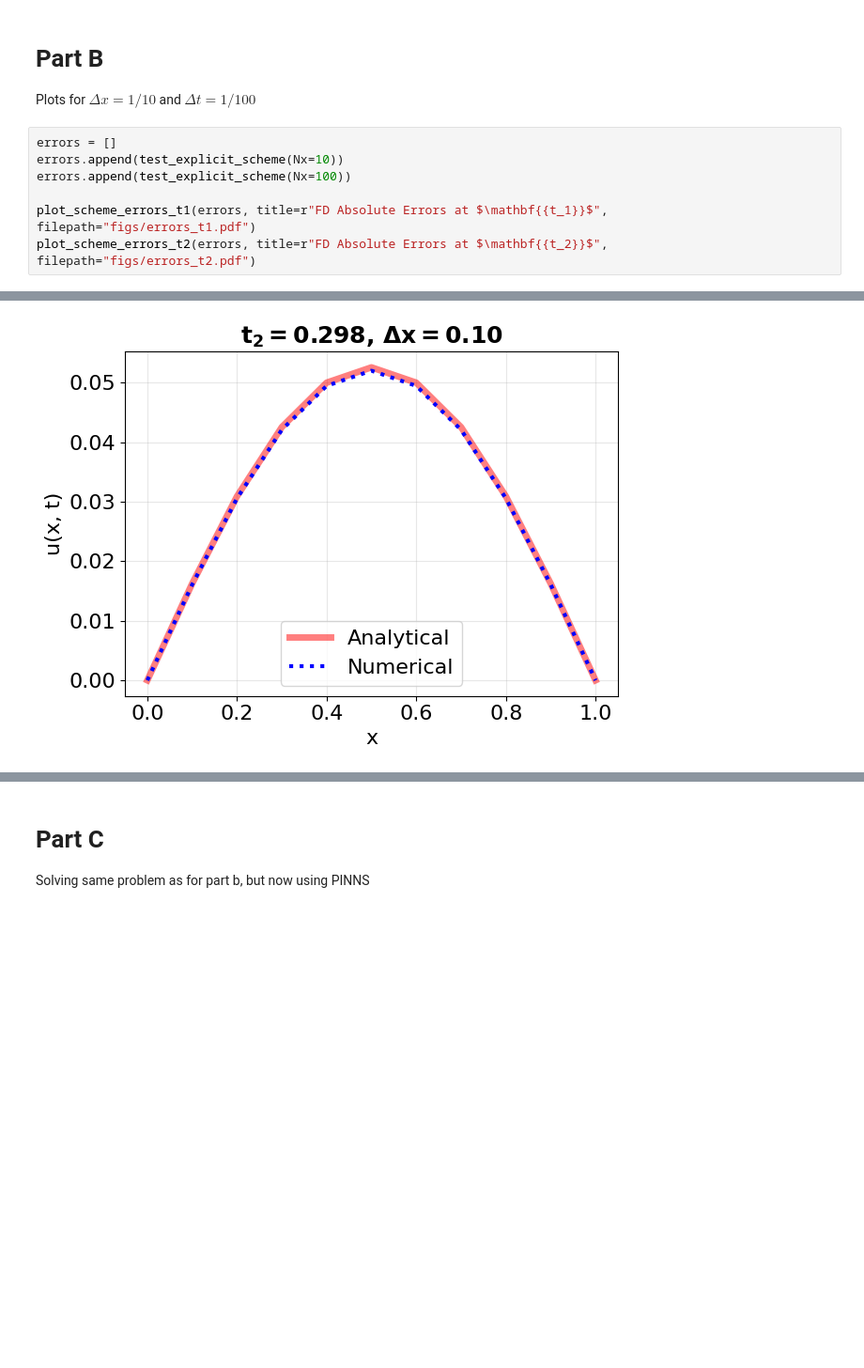
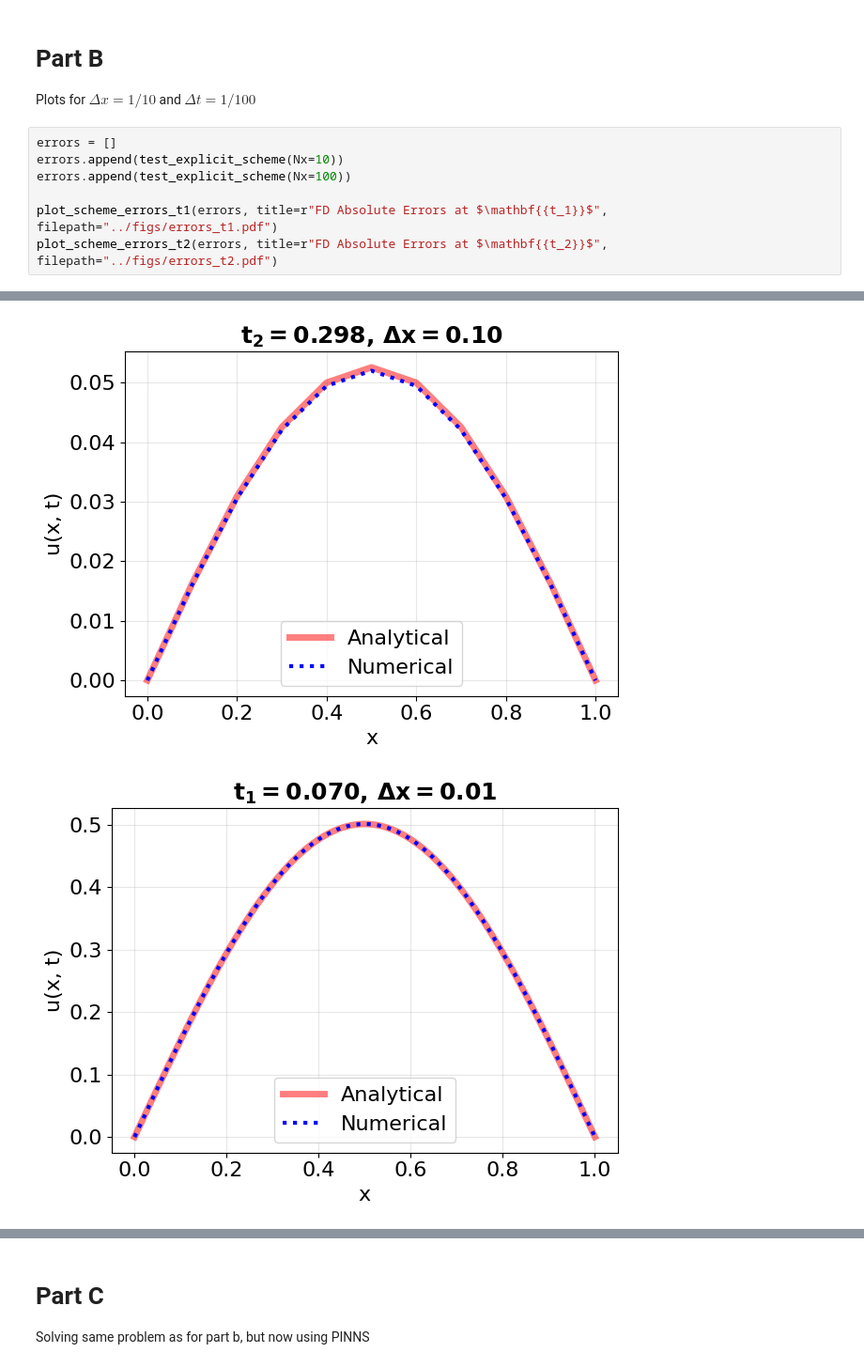
Before and after one commit to livelstorborg/FYS-STK4155, a Jupyter notebook: project3/code/notebooks/main.ipynb, the cells around one changed output, grey strips where cells are left out. Shown at 94% size. Cells and saved outputs as stored; diff of their text form; blank space fills up the shorter version.

```diff
--- a/project3/code/notebooks/main.ipynb
+++ b/project3/code/notebooks/main.ipynb
@@ -19,10 +19,11 @@ Plots for $\Delta x = 1/10$ and $\Delta t = 1/100$
 # %%
 errors = []
 errors.append(test_explicit_scheme(Nx=10))
 errors.append(test_explicit_scheme(Nx=100))
 
-plot_scheme_errors_t1(errors, title=r"FD Absolute Errors at $\mathbf{{t_1}}$", filepath="figs/errors_t1.pdf")
-plot_scheme_errors_t2(errors, title=r"FD Absolute Errors at $\mathbf{{t_2}}$", filepath="figs/errors_t2.pdf")
+plot_scheme_errors_t1(errors, title=r"FD Absolute Errors at $\mathbf{{t_1}}$", filepath="../figs/errors_t1.pdf")
+plot_scheme_errors_t2(errors, title=r"FD Absolute Errors at $\mathbf{{t_2}}$", filepath="../figs/errors_t2.pdf")
 # %% [output]
 [figure]
 [figure]
+[figure, added]
```
Also changed, not shown: parts of 3 cells of this notebook, 8 other files.
